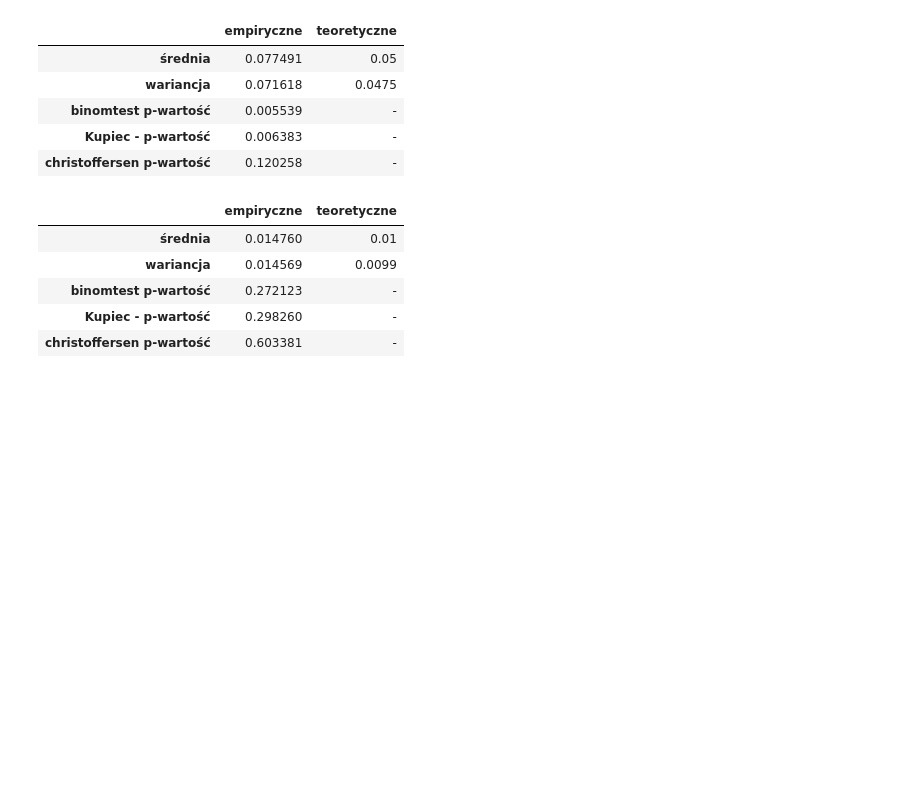
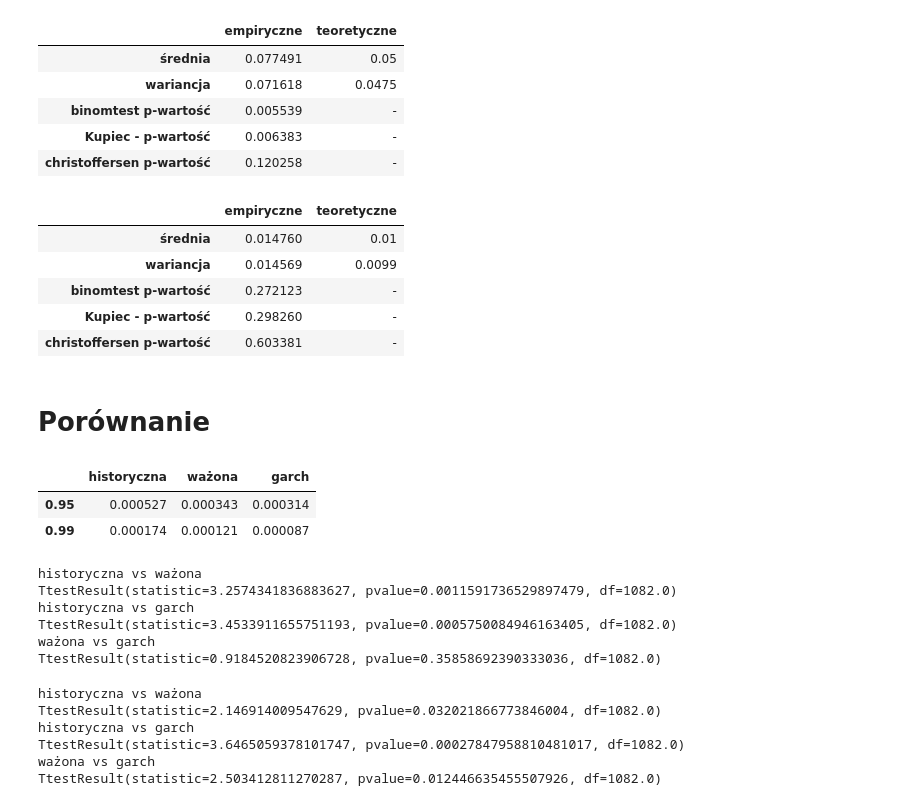
Before and after one commit to OlaHodera/risk, a Jupyter notebook: projekt3/historical.ipynb, the cells around one changed output. Saved outputs shown, nothing was run; the diff lists cells and outputs as text; code cells hidden in the pictures; blank space fills up the shorter version.

Commit message:
funkcja scoringowa

```diff
--- a/projekt3/historical.ipynb
+++ b/projekt3/historical.ipynb
@@ -235,3 +239,45 @@ test_exceeds_vector(I99_garch, .99)
 | binomtest p-wartość | 0.272123 | - |
 | Kupiec - p-wartość | 0.298260 | - |
 | christoffersen p-wartość | 0.603381 | - |
+# %% [markdown]
+# Porównanie
+# %%
+S95 = scoring_quantile(data.returns, data.var95_hist, .95)
+S95_weighted = scoring_quantile(data.returns, data.var95_ważona, .95)
+S95_garch = scoring_quantile(data.returns, data.var95_garch, .95)
+
+S99 = scoring_quantile(data.returns, data.var99_hist, .99)
+S99_weighted = scoring_quantile(data.returns, data.var99_ważona, .99)
+S99_garch = scoring_quantile(data.returns, data.var99_garch, .99)
+
+S95s = {'historyczna': S95, 'ważona': S95_weighted,'garch': S95_garch}
+S99s = {'historyczna': S99, 'ważona': S99_weighted,'garch': S99_garch}
+# %%
+scoring_df = pd.DataFrame({'historyczna': [np.mean(S95), np.mean(S99)],
+                           'ważona': [np.mean(S95_weighted), np.mean(S99_weighted)],
+                           'garch': [np.mean(S95_garch), np.mean(S99_garch)]}, index=[0.95, 0.99])
+scoring_df
+# %% [output]
+|  | historyczna | ważona | garch |
+| 0.95 | 0.000527 | 0.000343 | 0.000314 |
+| 0.99 | 0.000174 | 0.000121 | 0.000087 |
+# %%
+for a, b in itertools.combinations(S95s.keys(), 2):
+    print(f'{a} vs {b}\n{stats.ttest_ind(S95s[a], S95s[b])}')
+# %% [output]
+historyczna vs ważona
+TtestResult(statistic=3.2574341836883627, pvalue=0.0011591736529897479, df=1082.0)
+historyczna vs garch
+TtestResult(statistic=3.4533911655751193, pvalue=0.0005750084946163405, df=1082.0)
+ważona vs garch
+TtestResult(statistic=0.9184520823906728, pvalue=0.35858692390333036, df=1082.0)
+# %%
+for a, b in itertools.combinations(S99s.keys(), 2):
+    print(f'{a} vs {b}\n{stats.ttest_ind(S99s[a], S99s[b])}')
+# %% [output]
+historyczna vs ważona
+TtestResult(statistic=2.146914009547629, pvalue=0.032021866773846004, df=1082.0)
+historyczna vs garch
+TtestResult(statistic=3.6465059378101747, pvalue=0.00027847958810481017, df=1082.0)
+ważona vs garch
+TtestResult(statistic=2.503412811270287, pvalue=0.012446635455507926, df=1082.0)
```
Also changed, not shown: parts of 1 cell of this notebook, 1 other file.
